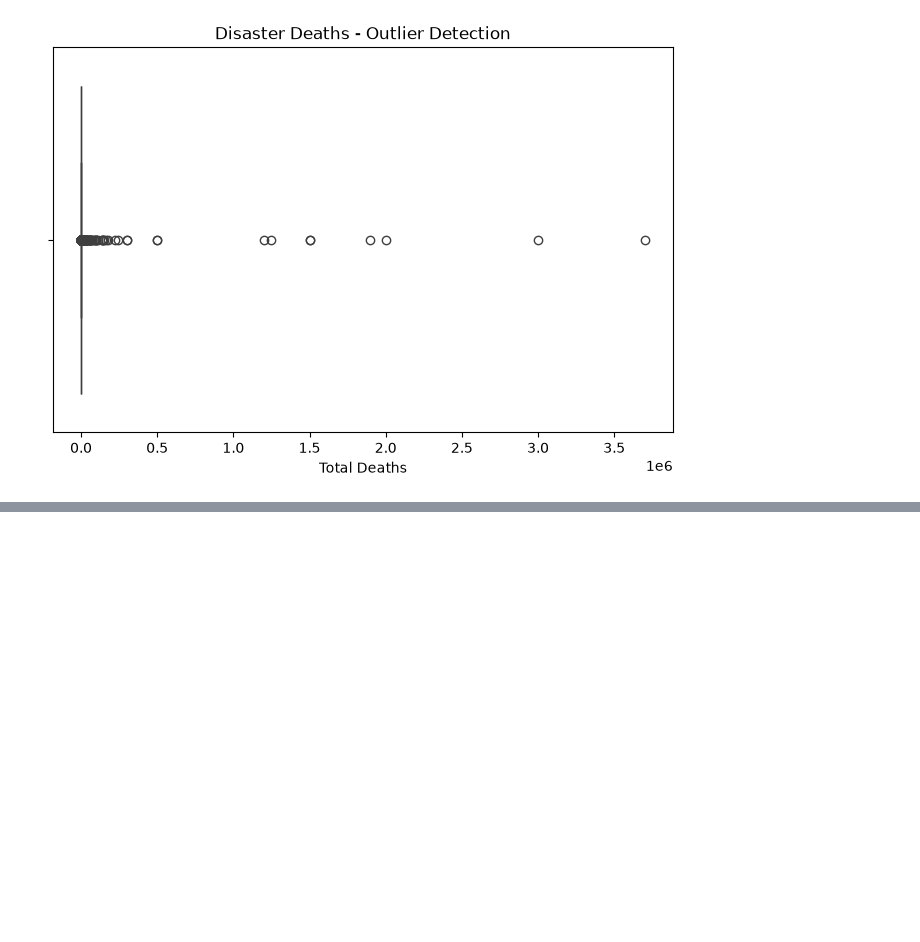
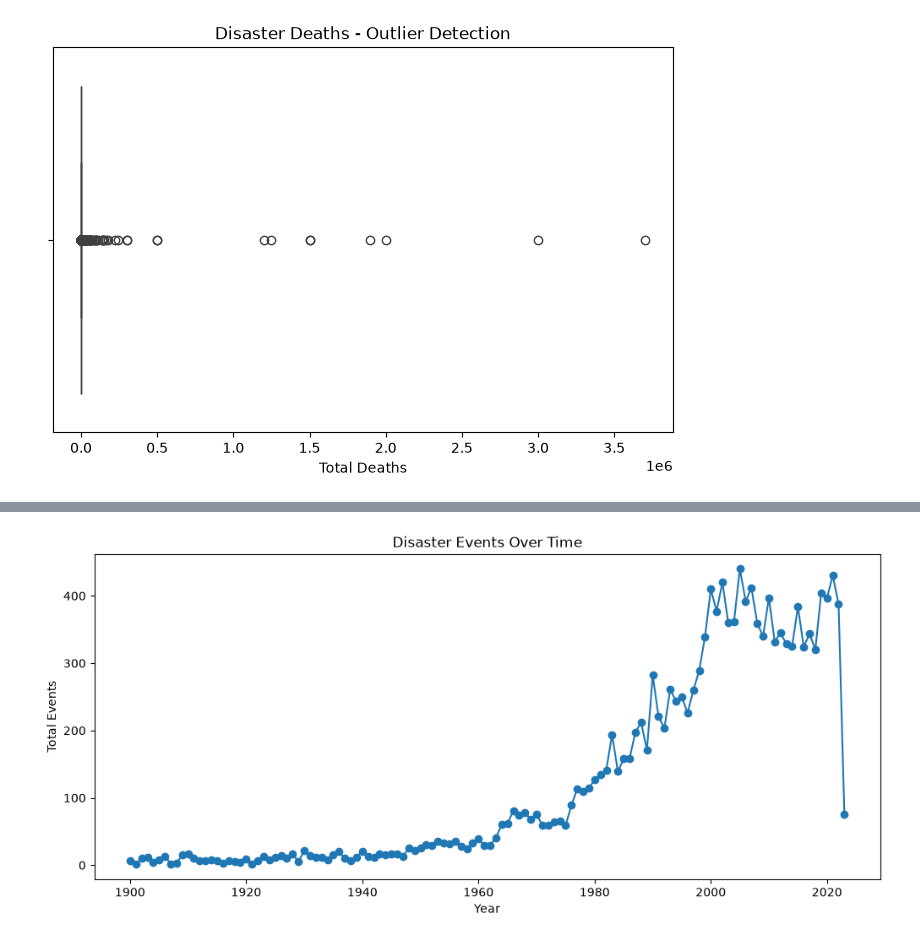
Before and after one commit to ShreyaAyyaparaj/data-visualization-techniques, a Jupyter notebook: dvt_05.ipynb, the cells around one changed output, grey strips where cells are left out. Drawn from its saved outputs; the diff is of its cells as text; code cells hidden in the pictures; blank space fills up the shorter version.

```diff
--- a/dvt_05.ipynb
+++ b/dvt_05.ipynb
@@ -116,0 +132,18 @@ ValueError: could not convert string to float: '2,8490844088613'
+# %%
+yearly_events = df.groupby("Year")["Total Events"].sum()
+
+plt.figure(figsize=(12, 5))
+
+plt.plot(
+    yearly_events.index,
+    yearly_events.values,
+    marker="o"
+)
+
+plt.title("Disaster Events Over Time")
+plt.xlabel("Year")
+plt.ylabel("Total Events")
+
+plt.show()
+# %% [output]
+[figure, added]
```
Also changed, not shown: parts of 9 cells of this notebook.
